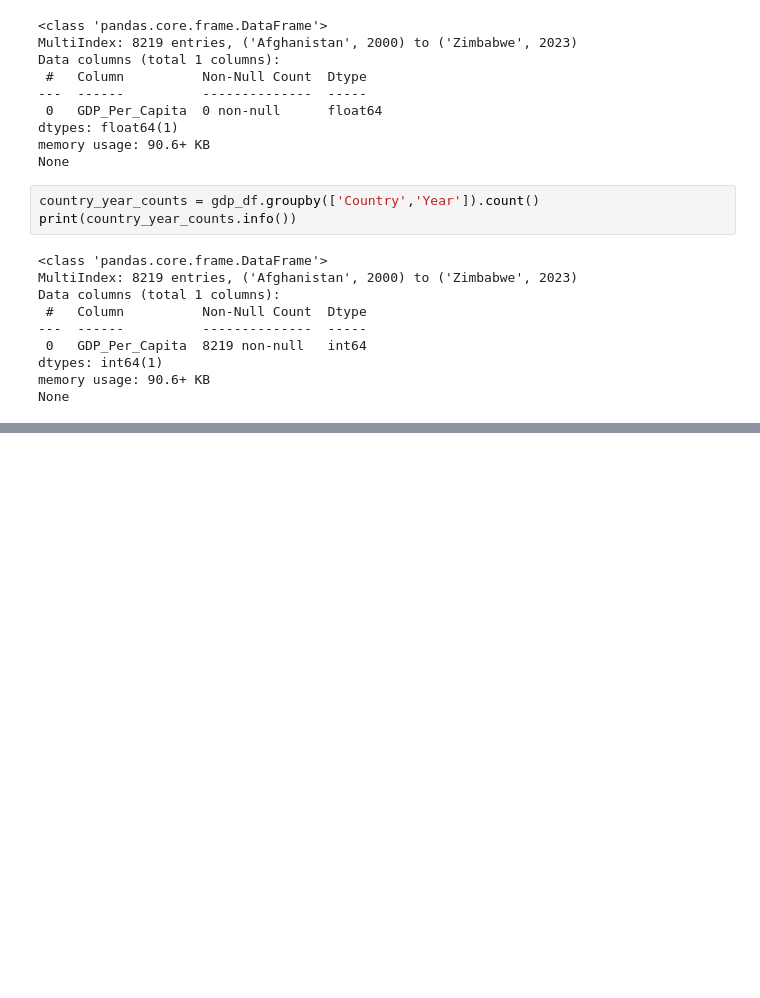
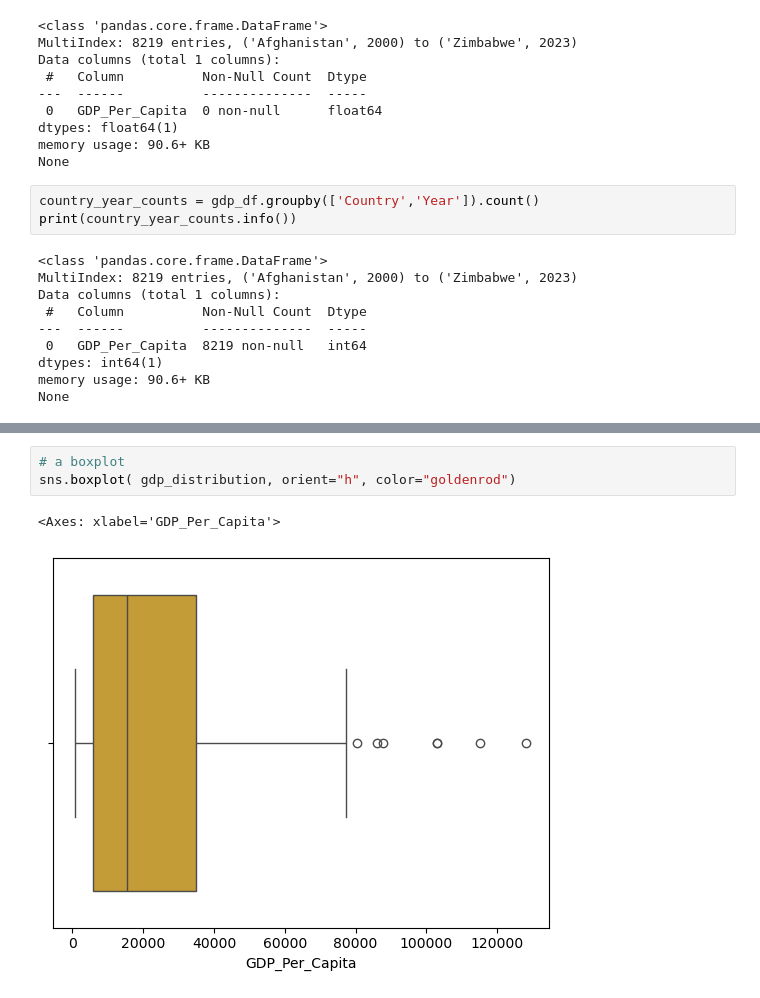
Before and after one commit to NSS-Data-Analytics-Cohort-16/da16-python-gdp-and-internet-use-analysis-vena3, a Jupyter notebook: notebooks/Untitled.ipynb, the cells around one changed output, grey strips where cells are left out. Saved outputs shown, nothing was run; the diff lists cells and outputs as text; blank space fills up the shorter version.

```diff
--- a/notebooks/Untitled.ipynb
+++ b/notebooks/Untitled.ipynb
@@ -166,0 +232,6 @@ plt.show
+# %%
+# a boxplot
+sns.boxplot( gdp_distribution, orient="h", color="goldenrod")
+# %% [output]
+<Axes: xlabel='GDP_Per_Capita'>
+[figure, added]
```
Also changed, not shown: parts of 18 cells of this notebook.
